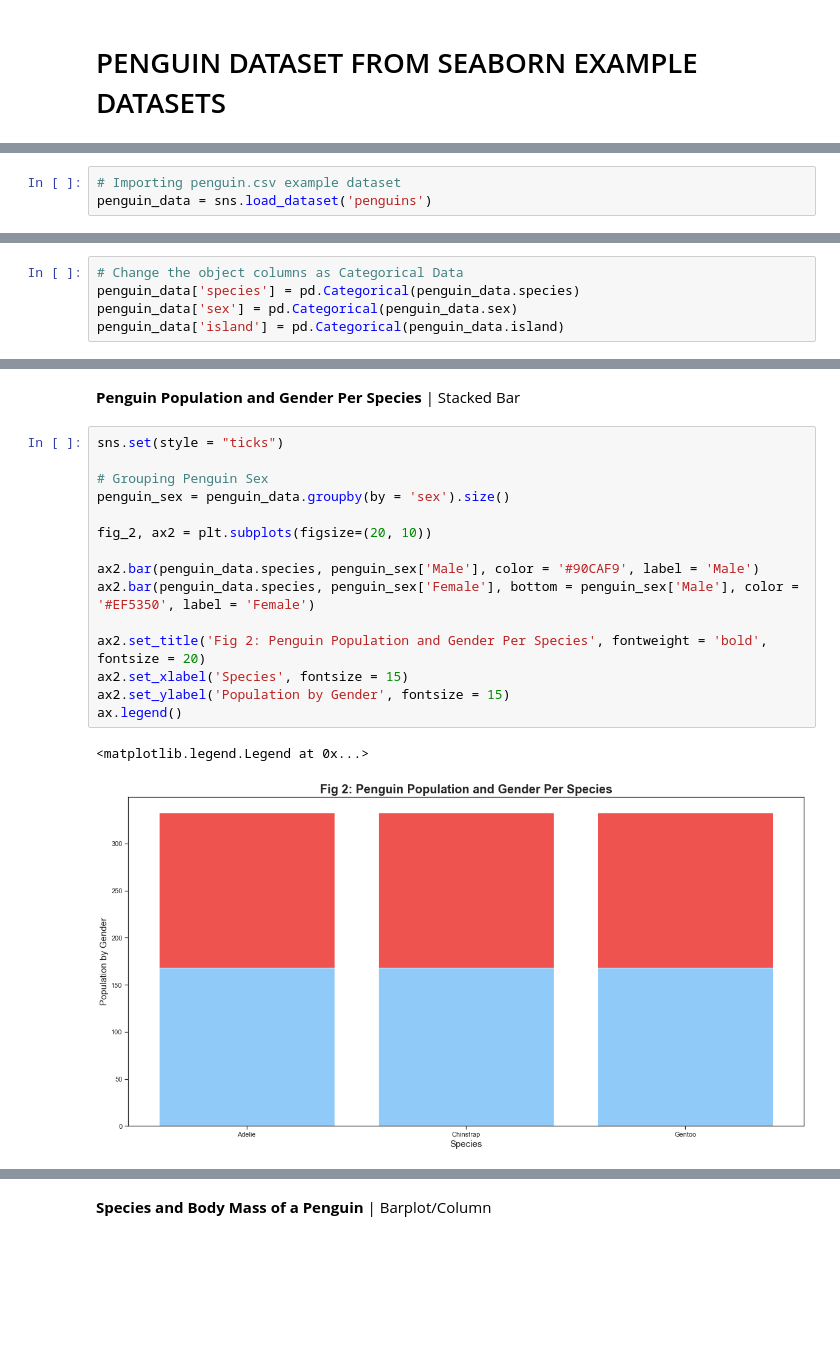
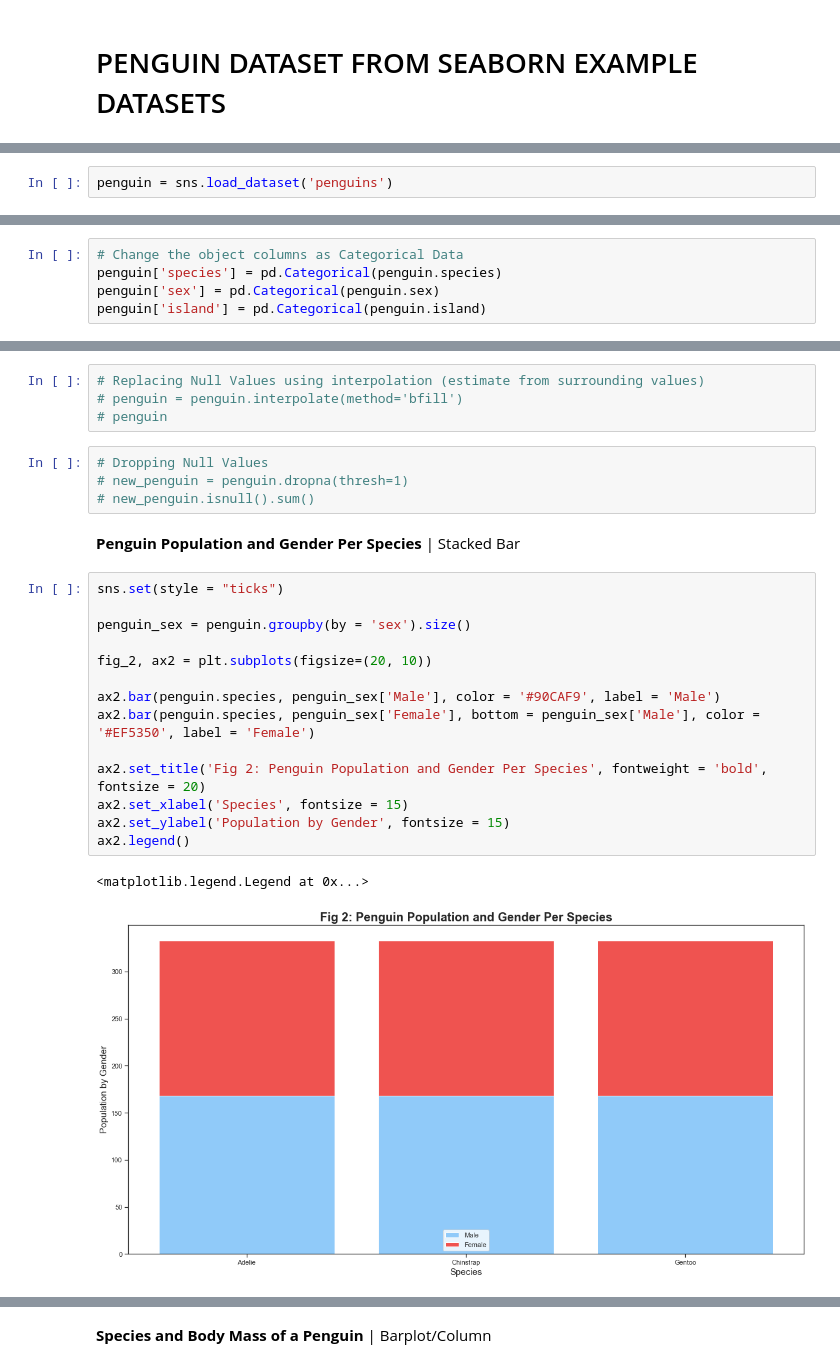
Before and after one commit to jeannemargaretguzon/DataCamp-Exercises, a Jupyter notebook: Seaborn Penguin Practice Graph.ipynb, the cells around one changed output, grey strips where cells are left out. Cells and saved outputs as stored; diff of their text form; blank space fills up the shorter version.

```diff
--- a/Seaborn Penguin Practice Graph.ipynb
+++ b/Seaborn Penguin Practice Graph.ipynb
@@ -9,4 +9,3 @@ from matplotlib import cm
 # %%
-# Importing penguin.csv example dataset
-penguin_data = sns.load_dataset('penguins')
+penguin = sns.load_dataset('penguins')
 # %%
@@ -49,7 +48,7 @@ print(penguin_data['island'].unique())
 ['Torgersen' 'Biscoe' 'Dream']
 # %%
 # Change the object columns as Categorical Data
-penguin_data['species'] = pd.Categorical(penguin_data.species)
-penguin_data['sex'] = pd.Categorical(penguin_data.sex)
-penguin_data['island'] = pd.Categorical(penguin_data.island)
+penguin['species'] = pd.Categorical(penguin.species)
+penguin['sex'] = pd.Categorical(penguin.sex)
+penguin['island'] = pd.Categorical(penguin.island)
 # %%
@@ -72,21 +105,28 @@ memory usage: 12.3 KB
+# %%
+# Replacing Null Values using interpolation (estimate from surrounding values)
+# penguin = penguin.interpolate(method='bfill')
+# penguin
+# %%
+# Dropping Null Values
+# new_penguin = penguin.dropna(thresh=1)
+# new_penguin.isnull().sum()
 # %% [markdown]
 **Penguin Population and Gender Per Species** | Stacked Bar
 # %%
 sns.set(style = "ticks")
 
-# Grouping Penguin Sex
-penguin_sex = penguin_data.groupby(by = 'sex').size()
+penguin_sex = penguin.groupby(by = 'sex').size()
 
 fig_2, ax2 = plt.subplots(figsize=(20, 10))
 
-ax2.bar(penguin_data.species, penguin_sex['Male'], color = '#90CAF9', label = 'Male')
-ax2.bar(penguin_data.species, penguin_sex['Female'], bottom = penguin_sex['Male'], color = '#EF5350', label = 'Female')
+ax2.bar(penguin.species, penguin_sex['Male'], color = '#90CAF9', label = 'Male')
+ax2.bar(penguin.species, penguin_sex['Female'], bottom = penguin_sex['Male'], color = '#EF5350', label = 'Female')
 
 ax2.set_title('Fig 2: Penguin Population and Gender Per Species', fontweight = 'bold', fontsize = 20)
 ax2.set_xlabel('Species', fontsize = 15)
 ax2.set_ylabel('Population by Gender', fontsize = 15)
-ax.legend()
+ax2.legend()
 # %% [output]
 <matplotlib.legend.Legend at 0x...>
-[figure, old version]
+[figure, new version]
 # %% [markdown]
```
Also changed, not shown: parts of 22 cells of this notebook.
